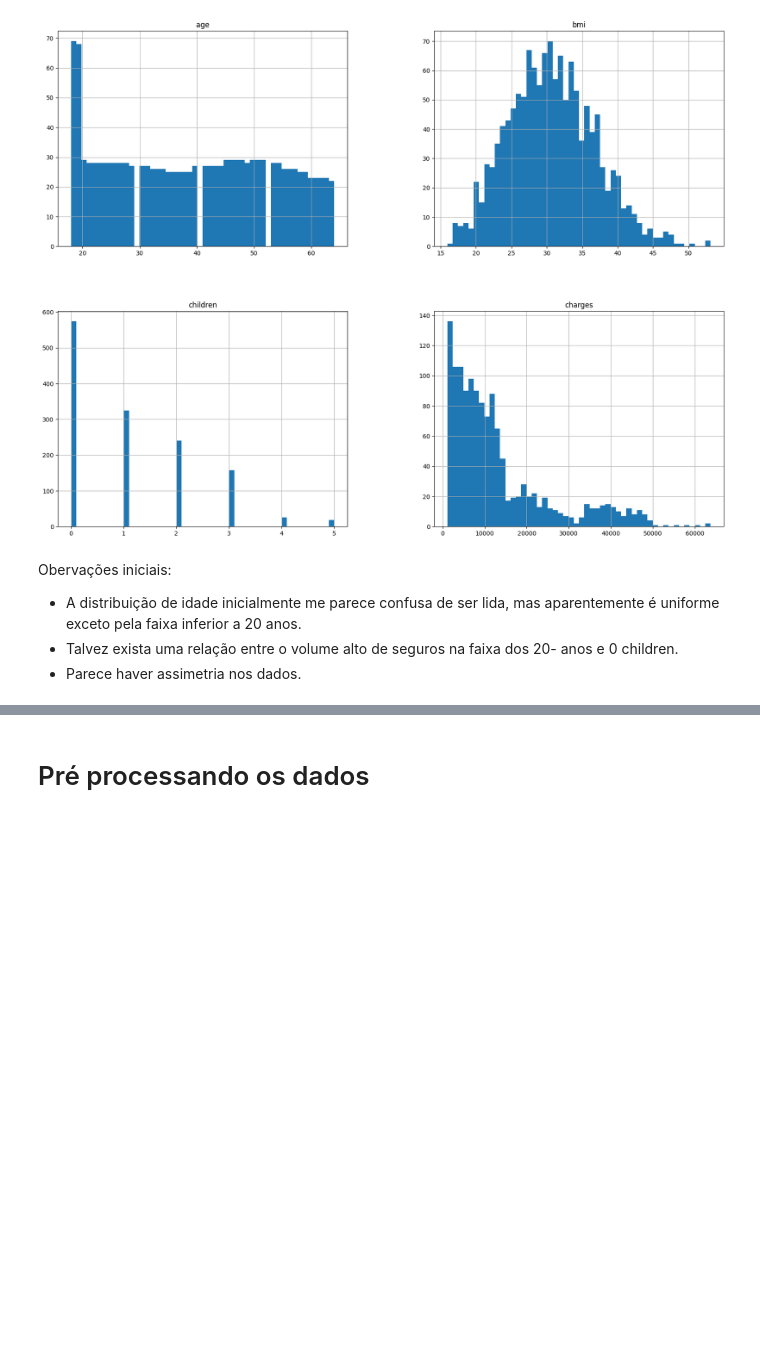
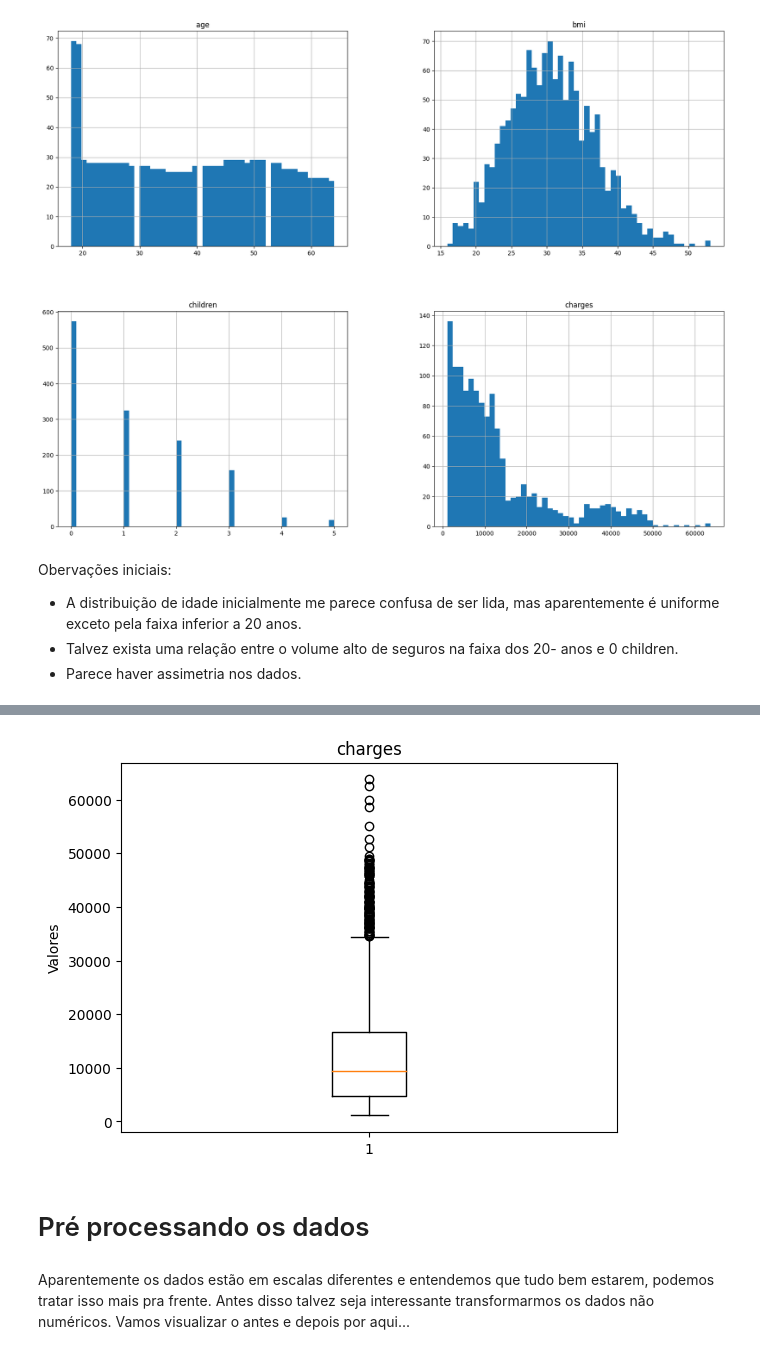
Before and after one commit to ruanraian/1adt-fase1-tech-challenge, a Jupyter notebook: tech-challenge.ipynb, the cells around one changed output, grey strips where cells are left out. Saved outputs shown, nothing was run; the diff lists cells and outputs as text; code cells hidden in the pictures; blank space fills up the shorter version.

```diff
--- a/tech-challenge.ipynb
+++ b/tech-challenge.ipynb
@@ -138,2 +161,11 @@ Obervações iniciais:
+# %%
+plt.boxplot(dataset['charges'])
+plt.title('charges')
+plt.ylabel('Valores')
+plt.show()
+# %% [output]
+[figure, added]
 # %% [markdown]
 # Pré processando os dados
+# %% [markdown]
+Aparentemente os dados estão em escalas diferentes e entendemos que tudo bem estarem, podemos tratar isso mais pra frente. Antes disso talvez seja interessante transformarmos os dados não numéricos. Vamos visualizar o antes e depois por aqui...
```
Also changed, not shown: parts of 10 cells of this notebook.
